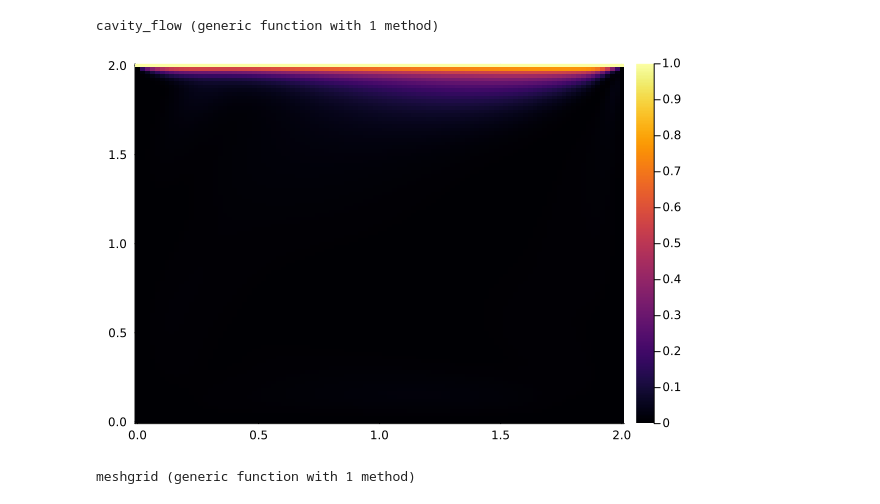
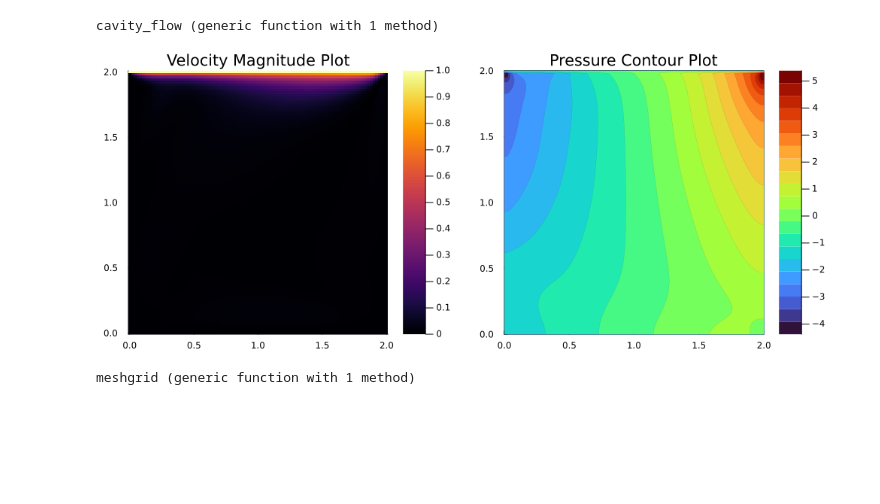
Before and after one commit to Fuad-HH/CFDJulia, a Jupyter notebook: step11.ipynb, the cells around one changed output. Cells and saved outputs as stored; diff of their text form; code cells hidden in the pictures; blank space fills up the shorter version.

Commit message:
added quiver plot

```diff
--- a/step11.ipynb
+++ b/step11.ipynb
@@ -118,11 +112,14 @@ cavity_flow (generic function with 1 method)
 u, v, p = cavity_flow(nt, dt, dx, dy, p, rho, nu);
 # %%
 # plot u, v and p. u,v as quiver and p as contour
-heatmap(x, y, u.^2+v.^2)
+vel_plot = heatmap(x, y, u.^2+v.^2, levels=20, title="Velocity Magnitude Plot")
 # create a pressure contour plot
-#contour!(x, y, p, fill=true, levels=5, alpha=0.5)
+p_plot = contourf(x, y, p, levels=20, color=:turbo, title="Pressure Contour Plot", lw=0)
+
+# add the above two plots horizontally in subplot
+plot(vel_plot, p_plot, layout=(1, 2), size=(1000, 400))
 # %% [output]
-[figure, old version]
+[figure, new version]
 # %%
 # meshgrid function
 function meshgrid(x, y)
```
Also changed, not shown: parts of 5 cells of this notebook.
